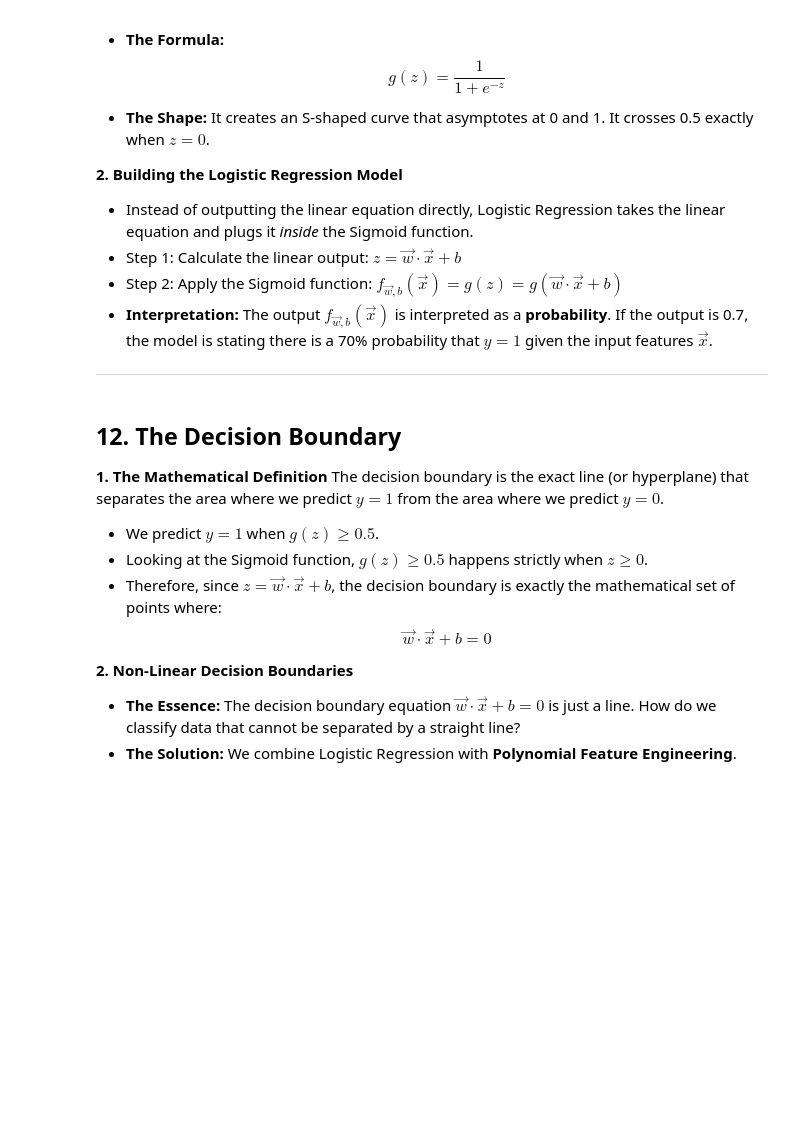
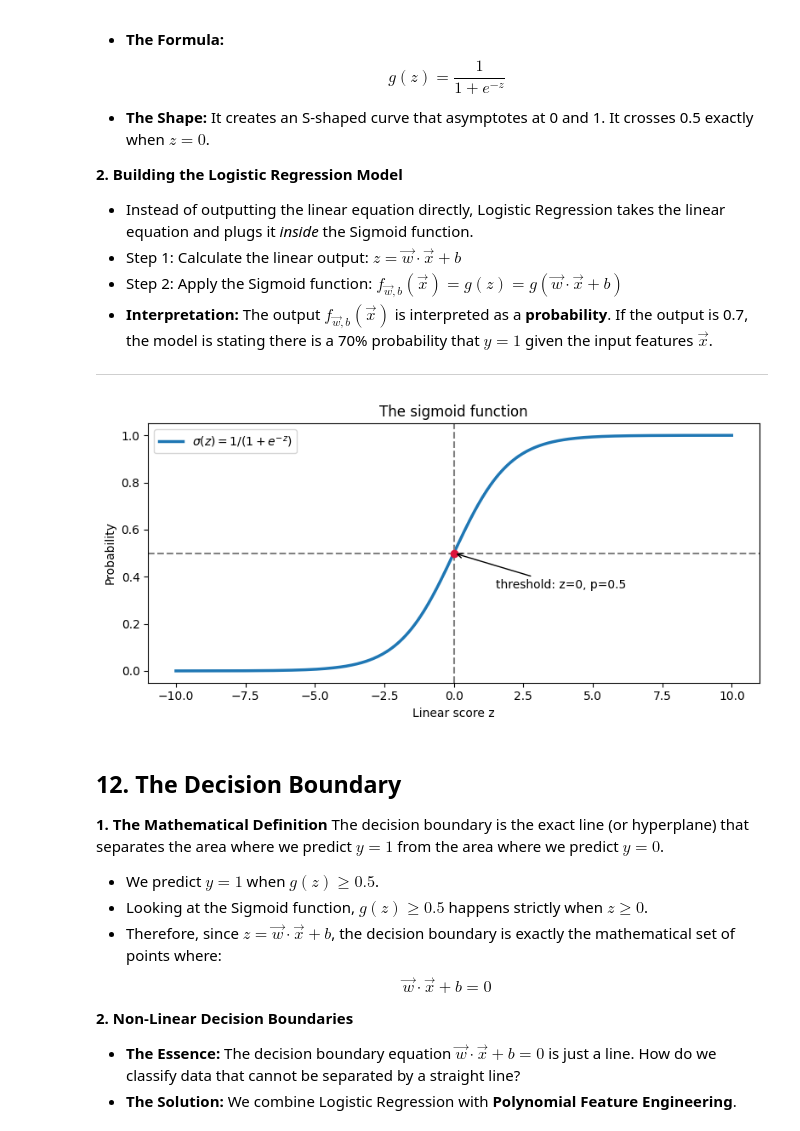
Before and after one commit to haosenhuo2006/python_learning, a Jupyter notebook: machine_learning.ipynb, the cells around one changed output. Drawn from its saved outputs; the diff is of its cells as text; code cells hidden in the pictures; blank space fills up the shorter version.

```diff
--- a/machine_learning.ipynb
+++ b/machine_learning.ipynb
@@ -753,28 +771,30 @@ To fix the outlier problem, we need an algorithm whose output is strictly bounde
 # %%
 def sigmoid(z: np.ndarray) -> np.ndarray:
     """Numerically stable enough for this demonstration."""
     z = np.clip(z, -500, 500)
     return 1 / (1 + np.exp(-z))
 
 
 z = np.linspace(-10, 10, 400)
 probabilities = sigmoid(z)
 
-plt.figure(figsize=(8, 4))
+fig = plt.figure(figsize=(8, 4))
 plt.plot(z, probabilities, linewidth=2.5,
          label=r"$\sigma(z)=1/(1+e^{-z})$")
 plt.axhline(0.5, color="gray", linestyle="--")
 plt.axvline(0, color="gray", linestyle="--")
 plt.scatter([0], [0.5], color="crimson", zorder=3)
 plt.annotate("threshold: z=0, p=0.5", xy=(0, 0.5), xytext=(1.5, 0.35),
              arrowprops={"arrowstyle": "->"})
 plt.xlabel("Linear score z")
 plt.ylabel("Probability")
 plt.title("The sigmoid function")
 plt.ylim(-0.05, 1.05)
 plt.legend()
 plt.tight_layout()
-plt.show()
+show_plot(fig)
+# %% [output]
+[figure, added]
 # %% [markdown]
 ## 12. The Decision Boundary
 
```
Also changed, not shown: parts of 6 cells of this notebook, 4 other files.
